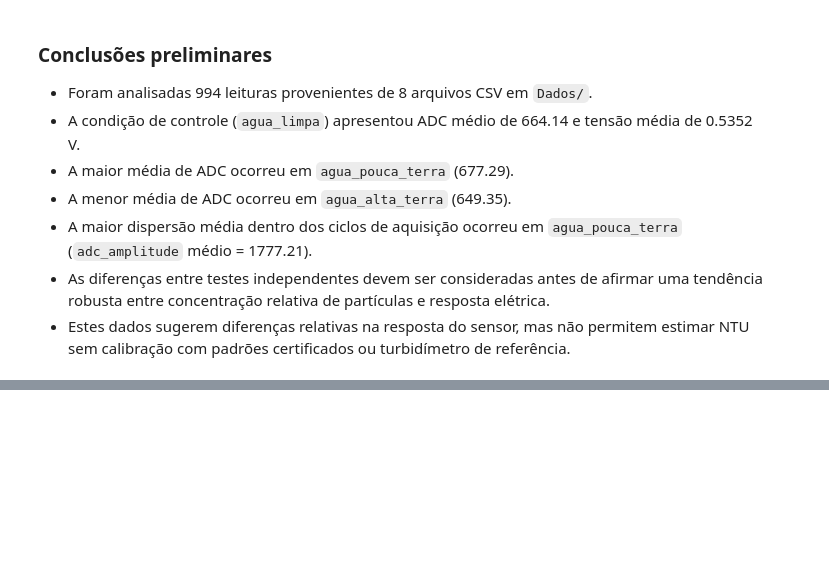
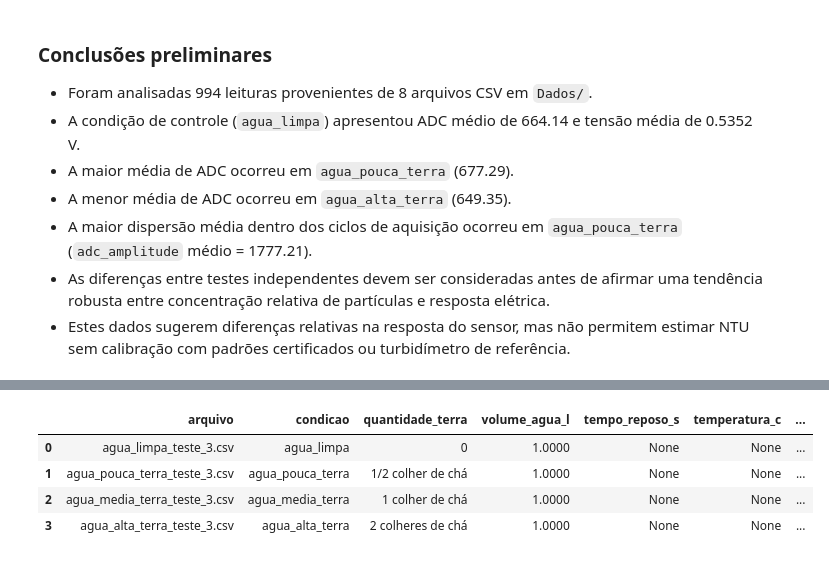
Before and after one commit to michaeldouglas/HidroAlerta, a Jupyter notebook: Analise_Dos_Dados/Analise.ipynb, the cells around one changed output, grey strips where cells are left out. Cells and saved outputs as stored; diff of their text form; code cells hidden in the pictures; blank space fills up the shorter version.

```diff
--- a/Analise_Dos_Dados/Analise.ipynb
+++ b/Analise_Dos_Dados/Analise.ipynb
@@ -752,0 +1104,63 @@ else:
+# %%
+metadata_template = pd.DataFrame([
+    {
+        "arquivo": "agua_limpa_teste_3.csv",
+        "condicao": "agua_limpa",
+        "quantidade_terra": "0",
+        "volume_agua_l": 1.0,
+        "tempo_reposo_s": None,
+        "temperatura_c": None,
+        "tensao_alimentacao_v": 3.3,
+        "posicao_sensor": "fixo_por_flange",
+        "mistura_padronizada": "descrever procedimento",
+        "operador": "",
+        "observacoes": "",
+    },
+    {
+        "arquivo": "agua_pouca_terra_teste_3.csv",
+        "condicao": "agua_pouca_terra",
+        "quantidade_terra": "1/2 colher de chá",
+        "volume_agua_l": 1.0,
+        "tempo_reposo_s": None,
+        "temperatura_c": None,
+        "tensao_alimentacao_v": 3.3,
+        "posicao_sensor": "fixo_por_flange",
+        "mistura_padronizada": "descrever procedimento",
+        "operador": "",
+        "observacoes": "",
+    },
+    {
+        "arquivo": "agua_media_terra_teste_3.csv",
+        "condicao": "agua_media_terra",
+        "quantidade_terra": "1 colher de chá",
+        "volume_agua_l": 1.0,
+        "tempo_reposo_s": None,
+        "temperatura_c": None,
+        "tensao_alimentacao_v": 3.3,
+        "posicao_sensor": "fixo_por_flange",
+        "mistura_padronizada": "descrever procedimento",
+        "operador": "",
+        "observacoes": "",
+    },
+    {
+        "arquivo": "agua_alta_terra_teste_3.csv",
+        "condicao": "agua_alta_terra",
+        "quantidade_terra": "2 colheres de chá",
+        "volume_agua_l": 1.0,
+        "tempo_reposo_s": None,
+        "temperatura_c": None,
+        "tensao_alimentacao_v": 3.3,
+        "posicao_sensor": "fixo_por_flange",
+        "mistura_padronizada": "descrever procedimento",
+        "operador": "",
+        "observacoes": "",
+    },
+])
+
+metadata_template
+# %% [output]
+|  | arquivo | condicao | quantidade_terra | volume_agua_l | tempo_reposo_s | temperatura_c | ... |
+| 0 | agua_limpa_teste_3.csv | agua_limpa | 0 | 1.0000 | None | None | ... |
+| 1 | agua_pouca_terra_teste_3.csv | agua_pouca_terra | 1/2 colher de chá | 1.0000 | None | None | ... |
+| 2 | agua_media_terra_teste_3.csv | agua_media_terra | 1 colher de chá | 1.0000 | None | None | ... |
+| 3 | agua_alta_terra_teste_3.csv | agua_alta_terra | 2 colheres de chá | 1.0000 | None | None | ... |
```
Also changed, not shown: parts of 20 cells of this notebook.
